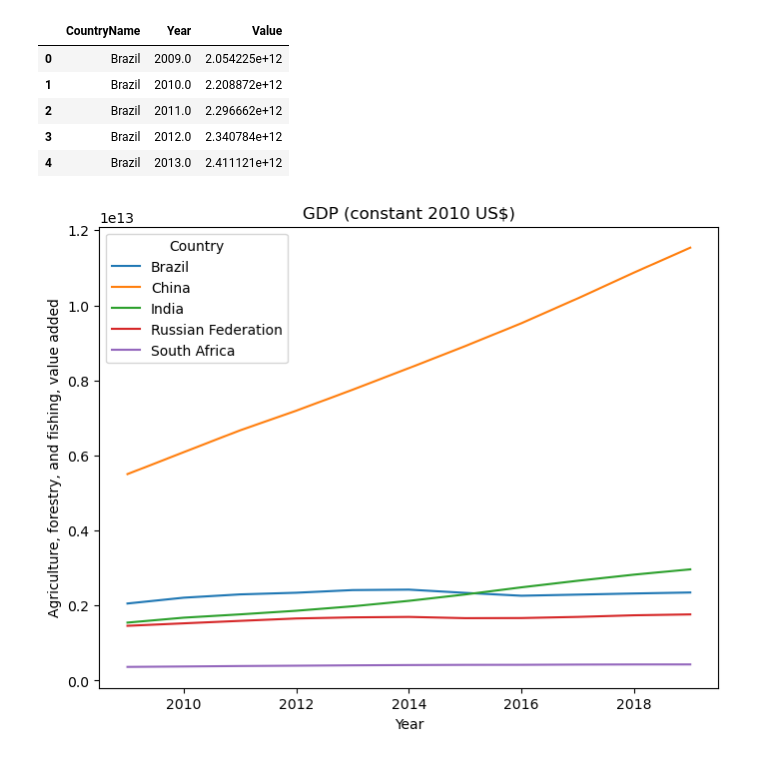
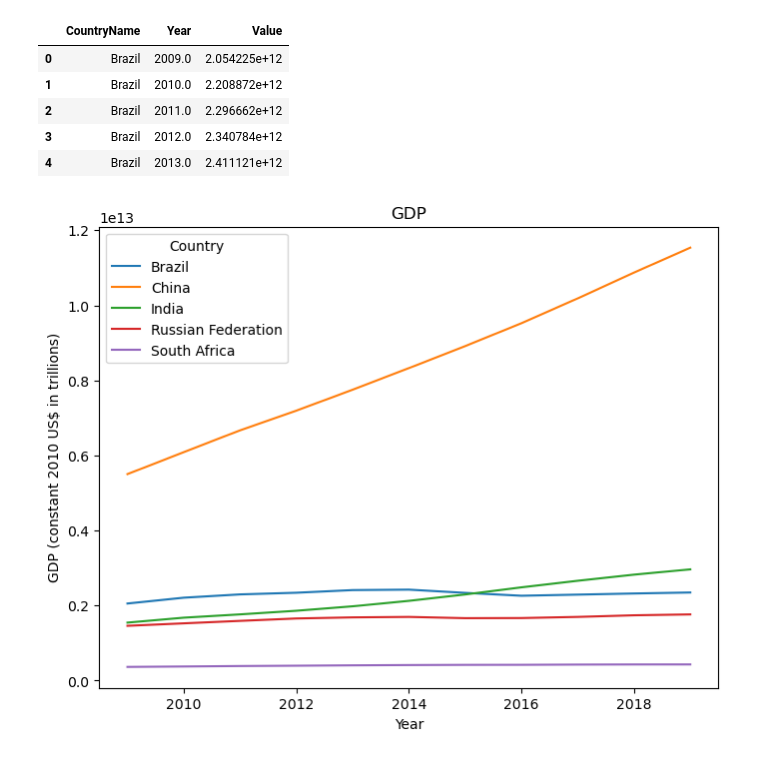
Before and after one commit to SArjaGit/BRICS_Project, a Jupyter notebook: Justin/Economic.ipynb, the cells around one changed output. Saved outputs shown, nothing was run; the diff lists cells and outputs as text; code cells hidden in the pictures.

Commit message:
created a Data Frame for GDP and then created two visualizations to show the GDP for countries over the past 10 years

```diff
--- a/Justin/Economic.ipynb
+++ b/Justin/Economic.ipynb
@@ -232,14 +232,14 @@ groupby_gdp.head()
 # %%
 groupby_gdp.pivot(index="Year", columns="CountryName", values="Value").plot(kind="line", figsize=(8,6))
 
 # Setting titles and labels
-plt.title("GDP (constant 2010 US$)")
+plt.title("GDP")
 plt.xlabel("Year")
-plt.ylabel("Agriculture, forestry, and fishing, value added")
+plt.ylabel("GDP (constant 2010 US$ in trillions)")
 plt.legend(title="Country", loc="upper left")
 plt.show()
 # %% [output]
-[figure, old version]
+[figure, new version]
 # %%
 groupby_gdp.pivot(index="Year", columns="CountryName", values="Value").plot(kind="bar", figsize=(8,6))
 
```
Also changed, not shown: parts of 1 cell of this notebook.
